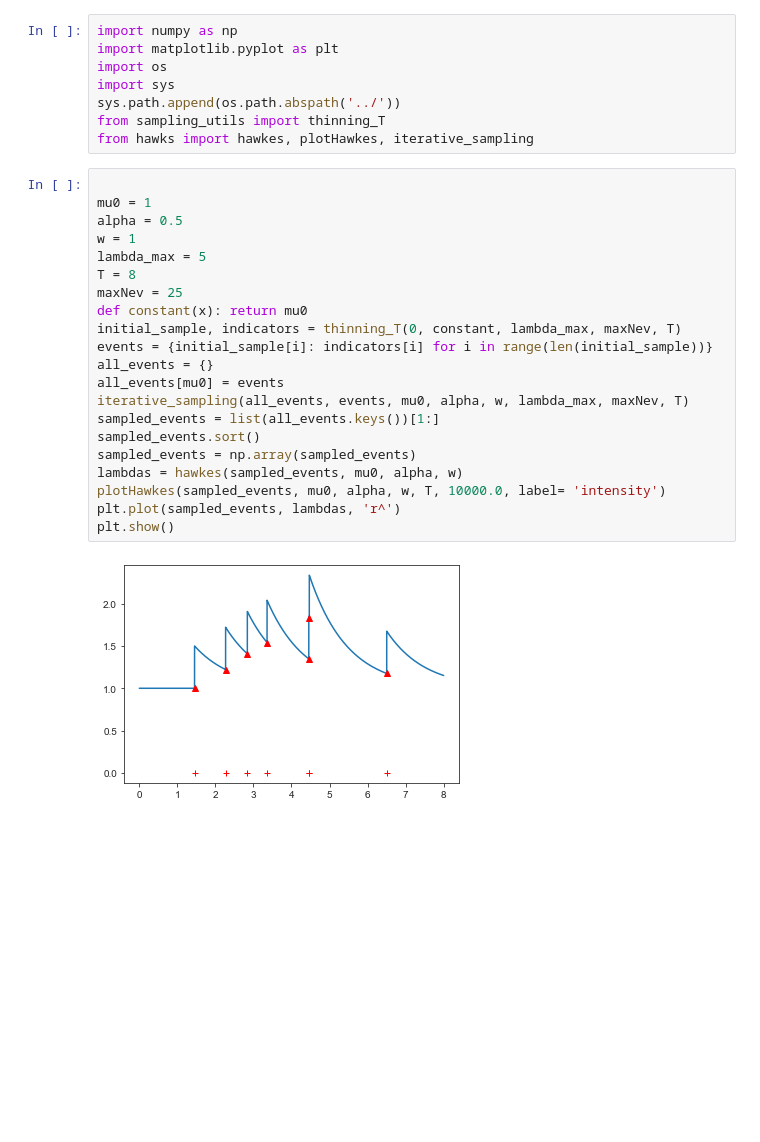
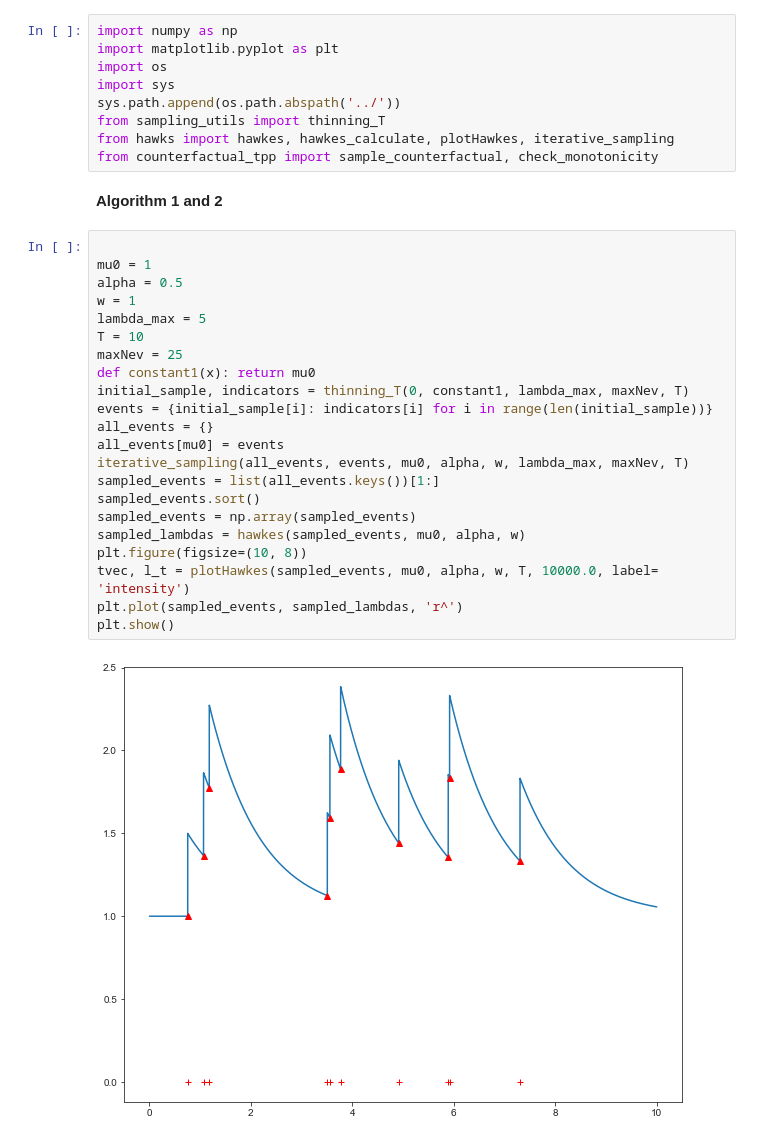
Before and after one commit to Networks-Learning/counterfactual-tpp, a Jupyter notebook: src/Inhomogeneous/hawkes.ipynb, the cells around one changed output. Saved outputs shown, nothing was run; the diff lists cells and outputs as text; blank space fills up the shorter version.

Commit message:
counterfactual hawkes

```diff
--- a/src/Inhomogeneous/hawkes.ipynb
+++ b/src/Inhomogeneous/hawkes.ipynb
@@ -5,27 +5,31 @@ import os
 import sys
 sys.path.append(os.path.abspath('../'))
 from sampling_utils import thinning_T
-from hawks import hawkes, plotHawkes, iterative_sampling
+from hawks import hawkes, hawkes_calculate, plotHawkes, iterative_sampling
+from counterfactual_tpp import sample_counterfactual, check_monotonicity
+# %% [markdown]
+**Algorithm 1 and 2**
 # %%
 
 mu0 = 1
 alpha = 0.5
 w = 1
 lambda_max = 5
-T = 8
+T = 10
 maxNev = 25
-def constant(x): return mu0
-initial_sample, indicators = thinning_T(0, constant, lambda_max, maxNev, T)
+def constant1(x): return mu0
+initial_sample, indicators = thinning_T(0, constant1, lambda_max, maxNev, T)
 events = {initial_sample[i]: indicators[i] for i in range(len(initial_sample))}
 all_events = {}
 all_events[mu0] = events
 iterative_sampling(all_events, events, mu0, alpha, w, lambda_max, maxNev, T)
 sampled_events = list(all_events.keys())[1:]
 sampled_events.sort()
 sampled_events = np.array(sampled_events)
-lambdas = hawkes(sampled_events, mu0, alpha, w)
-plotHawkes(sampled_events, mu0, alpha, w, T, 10000.0, label= 'intensity')
-plt.plot(sampled_events, lambdas, 'r^')
+sampled_lambdas = hawkes(sampled_events, mu0, alpha, w)
+plt.figure(figsize=(10, 8))
+tvec, l_t = plotHawkes(sampled_events, mu0, alpha, w, T, 10000.0, label= 'intensity')
+plt.plot(sampled_events, sampled_lambdas, 'r^')
 plt.show()
 # %% [output]
-[figure, old version]
+[figure, new version]
```
Also changed, not shown: parts of 8 cells of this notebook.
